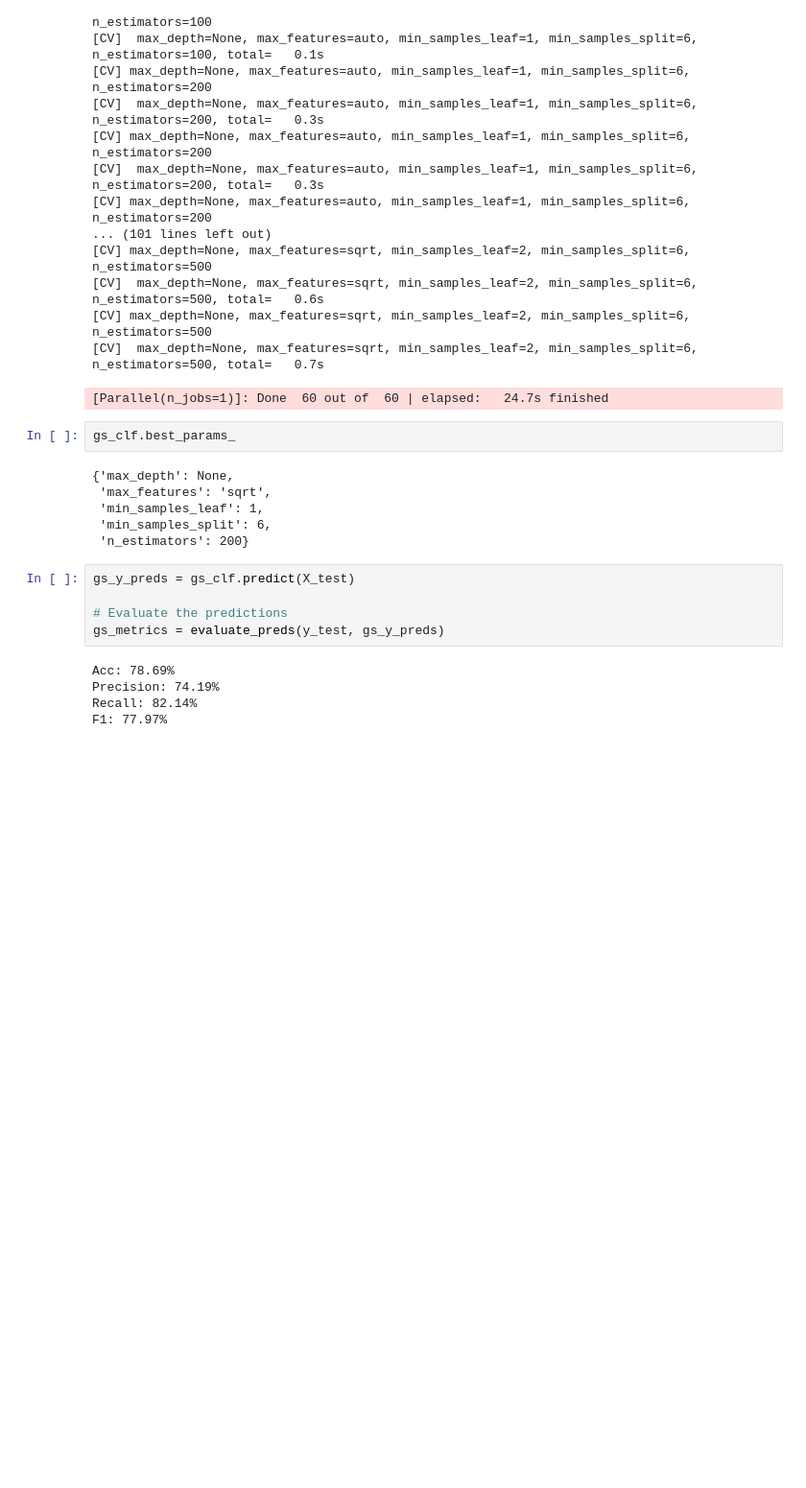
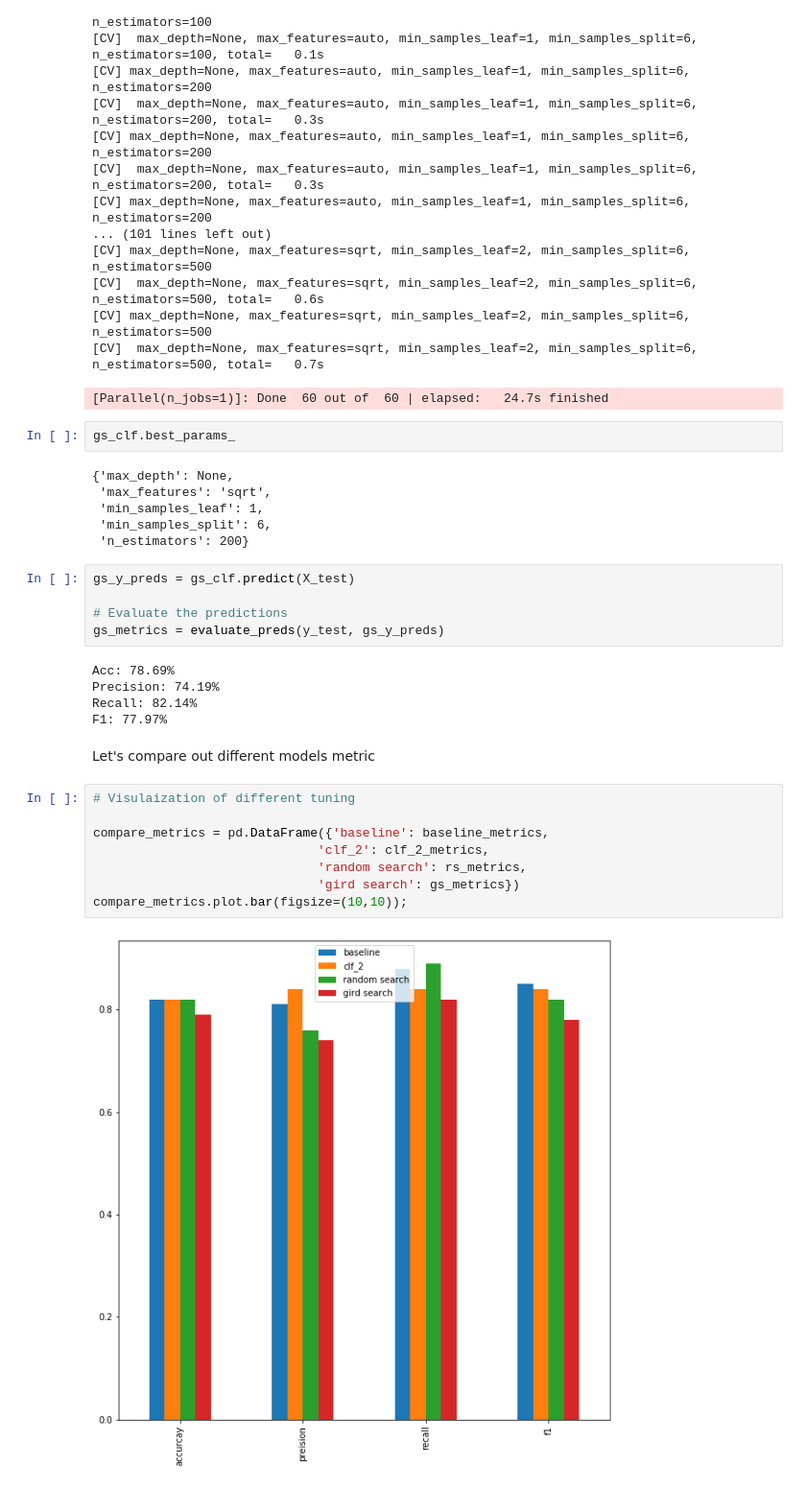
Before and after one commit to sammyview80/Data-analysis-and-Machine-learning, a Jupyter notebook: Sklearn ML/Introduction to sklearn.ipynb, the cells around one changed output. Shown at 96% size. Cells and saved outputs as stored; diff of their text form; blank space fills up the shorter version.

```diff
--- a/Sklearn ML/Introduction to sklearn.ipynb
+++ b/Sklearn ML/Introduction to sklearn.ipynb
@@ -2050,3 +2050,15 @@ Acc: 78.69%
 Precision: 74.19%
 Recall: 82.14%
 F1: 77.97%
+# %% [markdown]
+Let's compare out different models metric
+# %%
+# Visulaization of different tuning
+
+compare_metrics = pd.DataFrame({'baseline': baseline_metrics,
+                              'clf_2': clf_2_metrics,
+                              'random search': rs_metrics,
+                              'gird search': gs_metrics})
+compare_metrics.plot.bar(figsize=(10,10));
+# %% [output]
+[figure, added]
```
Also changed, not shown: parts of 9 cells of this notebook, 2 other files.
